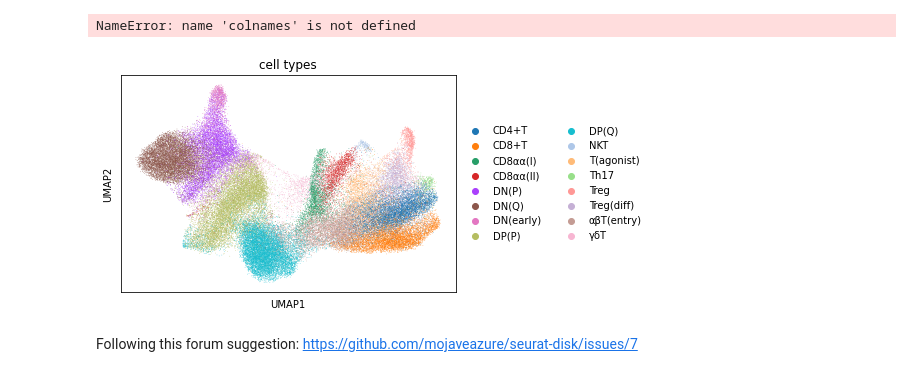
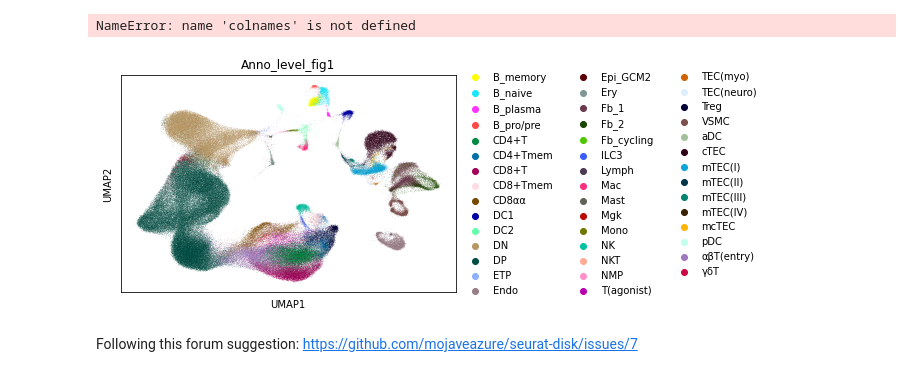
Before and after one commit to meyer-lab-cshl/xspeciestcells, a Jupyter notebook: scripts-in-progress/human-thymus/HumanData_16_ParkData.ipynb, the cells around one changed output. Drawn from its saved outputs; the diff is of its cells as text; code cells hidden in the pictures.

```diff
--- a/scripts-in-progress/human-thymus/HumanData_16_ParkData.ipynb
+++ b/scripts-in-progress/human-thymus/HumanData_16_ParkData.ipynb
@@ -5,6 +5,7 @@ import scanpy as sc
 import anndata
 import pandas as pd
 # %%
-park_data = sc.read_h5ad("/Users/scarcy/Projects/HumanThymusProject/data/human-thymus/HumanData_16_ParkIntegration/HTA08_v01_A06_Science_human_tcells.h5ad")
+# park_data = sc.read_h5ad("/Users/scarcy/Projects/HumanThymusProject/data/human-thymus/HumanData_16_ParkIntegration/HTA08_v01_A06_Science_human_tcells.h5ad")
+park_data = sc.read_h5ad("/Users/scarcy/Projects/HumanThymusProject/data/human-thymus/HumanData_16_ParkIntegration/HTA08_v01_A05_Science_human_fig1.h5ad")
 print(park_data)
 # %% [output]
@@ -33,9 +34,9 @@ park_data.X
 # %% [output]
 NameError: name 'colnames' is not defined
 # %%
-sc.pl.umap(park_data, color="cell types")
+sc.pl.umap(park_data, color="Anno_level_fig1")
 # %% [output]
-[figure, old version]
+[figure, new version]
 # %% [markdown]
 Following this forum suggestion: https://github.com/mojaveazure/seurat-disk/issues/7
 # %%
```
Also changed, not shown: parts of 3 cells of this notebook.
